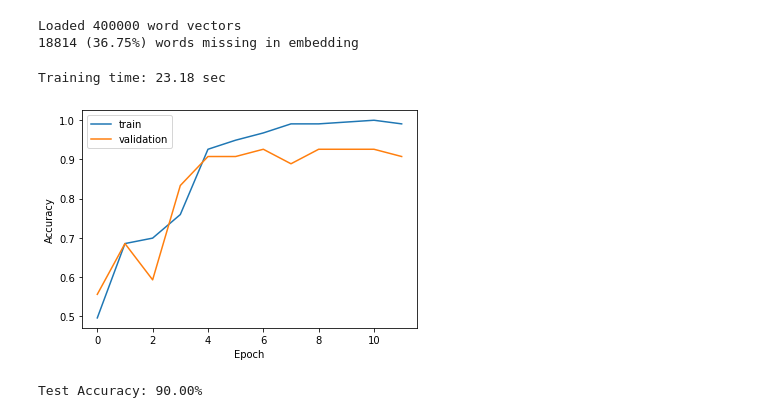
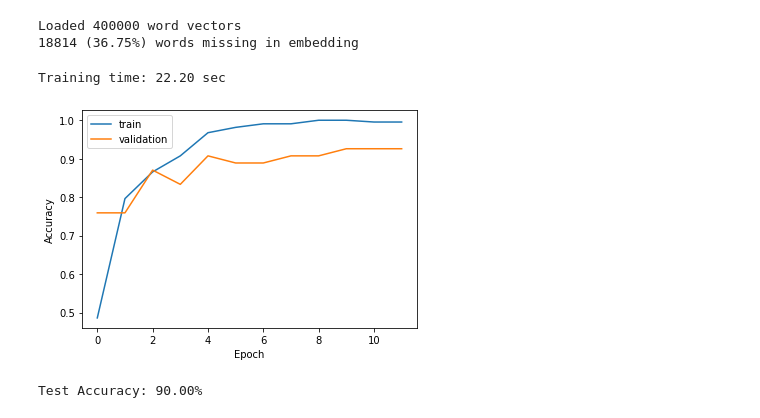
Before and after one commit to jhagelback/ml-sk, a Jupyter notebook: Keras/Wikipedia Word Embeddings.ipynb, the cells around one changed output. Cells and saved outputs as stored; diff of their text form; code cells hidden in the pictures.

```diff
--- a/Keras/Wikipedia Word Embeddings.ipynb
+++ b/Keras/Wikipedia Word Embeddings.ipynb
@@ -191,16 +191,16 @@ Loaded 400000 word vectors
 # %%
 model = Sequential()
 model.add(Embedding(input_dim=vocab_size, output_dim=100, input_length=maxlen, weights=[embedding_matrix], trainable=False))
-model.add(Conv1D(filters=64, kernel_size=9, activation="relu"))
+model.add(Conv1D(filters=64, kernel_size=8, activation="relu"))
 model.add(MaxPooling1D())
 model.add(Flatten())
 model.add(Dense(16, activation="relu"))
 model.add(Dropout(0.2))
 model.add(Dense(1, activation="sigmoid"))
 model.compile(loss="binary_crossentropy", optimizer=Adam(learning_rate=0.001), metrics=["accuracy"])
 
 train_and_evaluate(model, no_epochs=12)
 # %% [output]
-Training time: 23.18 sec
+Training time: 22.20 sec
-[figure, old version]
+[figure, new version]
 Test Accuracy: 90.00%
```
Also changed, not shown: parts of 3 cells of this notebook.
